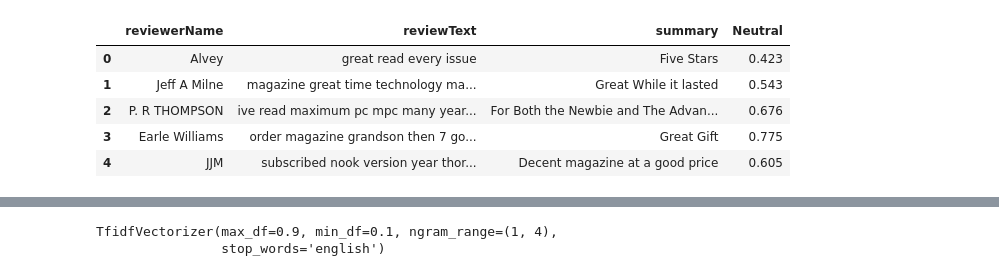
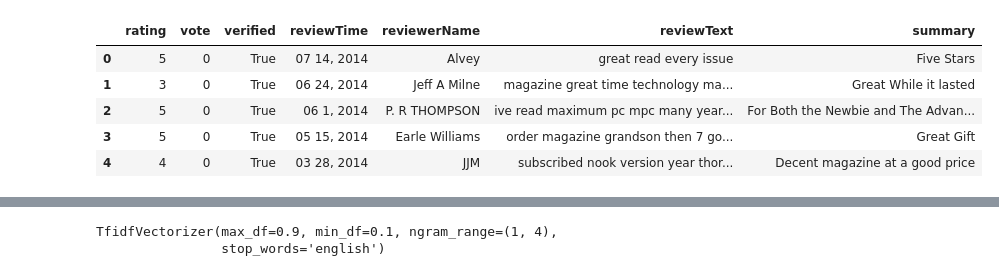
Before and after one commit to AndreasPB/aa-final-project-stuff, a Jupyter notebook: src/2_train/k_means.ipynb, the cells around one changed output, grey strips where cells are left out. Cells and saved outputs as stored; diff of their text form; code cells hidden in the pictures.

```diff
--- a/src/2_train/k_means.ipynb
+++ b/src/2_train/k_means.ipynb
@@ -5,15 +5,15 @@ import matplotlib.pyplot as plt
 # %%
 # read data into a DataFrame
 data = pd.read_csv("../../data/cleaned_reviews.tsv", sep="\t")
 
 #make a copy of columns I need from raw data
-df1 = data.iloc[:, [4,5,6,9]]
+df1 = data
 df1.head()
 # %% [output]
-|  | reviewerName | reviewText | summary | Neutral |
-| 0 | Alvey | great read every issue | Five Stars | 0.423 |
-| 1 | Jeff A Milne | magazine great time technology ma... | Great While it lasted | 0.543 |
-| 2 | P. R THOMPSON | ive read maximum pc mpc many year... | For Both the Newbie and The Advan... | 0.676 |
-| 3 | Earle Williams | order magazine grandson then 7 go... | Great Gift | 0.775 |
-| 4 | JJM | subscribed nook version year thor... | Decent magazine at a good price | 0.605 |
+|  | rating | vote | verified | reviewTime | reviewerName | reviewText | summary |
+| 0 | 5 | 0 | True | 07 14, 2014 | Alvey | great read every issue | Five Stars |
+| 1 | 3 | 0 | True | 06 24, 2014 | Jeff A Milne | magazine great time technology ma... | Great While it lasted |
+| 2 | 5 | 0 | True | 06 1, 2014 | P. R THOMPSON | ive read maximum pc mpc many year... | For Both the Newbie and The Advan... |
+| 3 | 5 | 0 | True | 05 15, 2014 | Earle Williams | order magazine grandson then 7 go... | Great Gift |
+| 4 | 4 | 0 | True | 03 28, 2014 | JJM | subscribed nook version year thor... | Decent magazine at a good price |
 # %%
```
Also changed, not shown: parts of 14 cells of this notebook, 1 other file.
